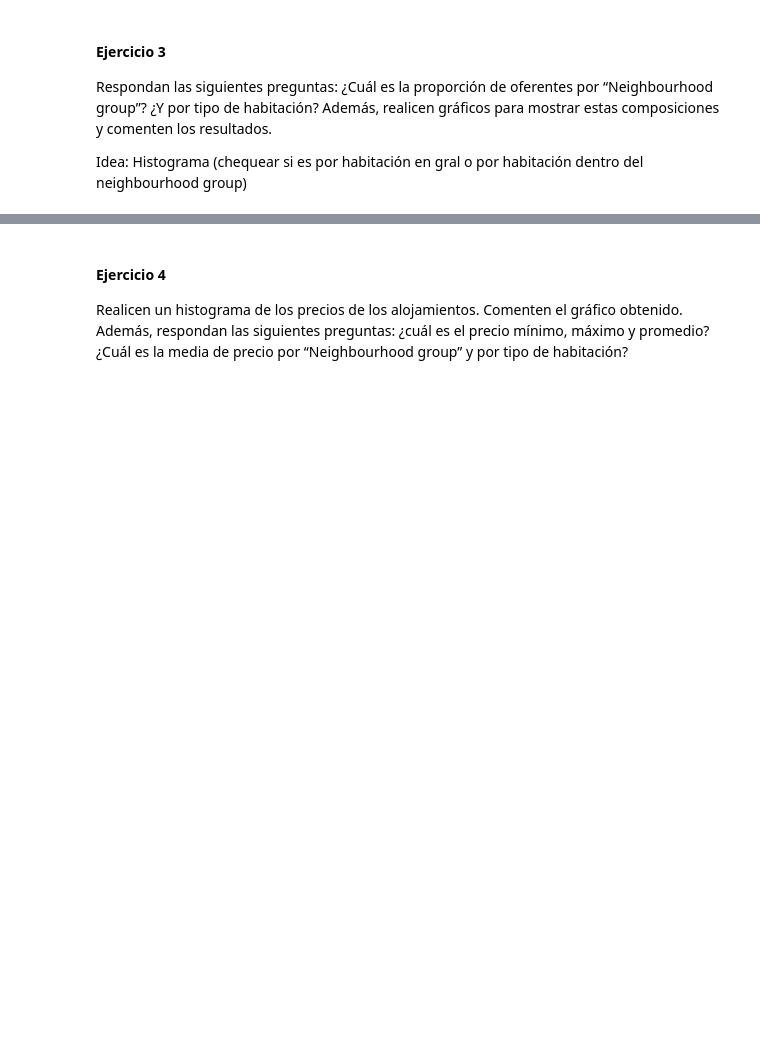
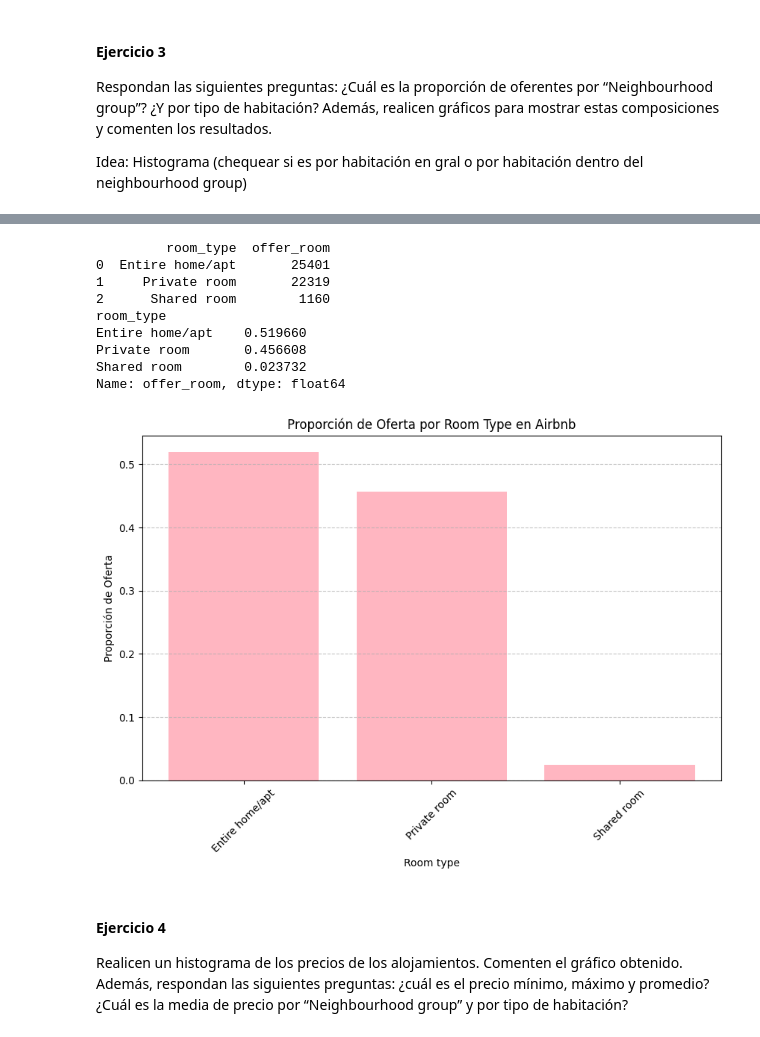
Before and after one commit to Freverendo/CC408-T13, a Jupyter notebook: TP2.ipynb, the cells around one changed output, grey strips where cells are left out. Drawn from its saved outputs; the diff is of its cells as text; code cells hidden in the pictures; blank space fills up the shorter version.

```diff
--- a/TP2.ipynb
+++ b/TP2.ipynb
@@ -193,3 +244,39 @@ Idea: Histograma (chequear si es por habitación en gral o por habitación dentr
+# %%
+#agrupar por 'room_type' y contar la cantidad de oferentes por cada grupo
+offer_per_room = airbnb.groupby('room_type').size().reset_index(name='offer_room')
+
+# Paso 2: Hacer un merge o join con el DataFrame original para añadir la columna 'offer_room'
+airbnb = airbnb.merge(offer_per_room, on='room_type', how='left')
+print(offer_per_room)
+airbnb
+
+# Calcular la suma de oferta por tipo de habitación
+oferta_por_roomtype = airbnb.groupby('room_type')['offer_room'].first()
+
+# Calcular la proporción de oferta por tipo de habitación
+proporcion_por_roomtype = oferta_por_roomtype / total_oferentes
+print(proporcion_por_roomtype)
+
+# Crear un gráfico de barras con la proporción de oferta por tipo de habitación
+plt.figure(figsize=(10, 6))
+plt.bar(proporcion_por_roomtype.index, proporcion_por_roomtype.values, color='lightpink')
+plt.xlabel('Room type')
+plt.ylabel('Proporción de Oferta')
+plt.title('Proporción de Oferta por Room Type en Airbnb')
+plt.xticks(rotation=45)
+plt.grid(axis='y', linestyle='--', alpha=0.7)
+plt.show()
+# %% [output]
+         room_type  offer_room
+0  Entire home/apt       25401
+1     Private room       22319
+2      Shared room        1160
+room_type
+Entire home/apt    0.519660
+Private room       0.456608
+Shared room        0.023732
+Name: offer_room, dtype: float64
+[figure, added]
 # %% [markdown]
 #### Ejercicio 4
 Realicen un histograma de los precios de los alojamientos. Comenten el gráfico obtenido. Además, respondan las siguientes preguntas: ¿cuál es el precio mínimo, máximo y promedio? ¿Cuál es la media de precio por “Neighbourhood group” y por tipo de habitación?
```
Also changed, not shown: parts of 19 cells of this notebook.
